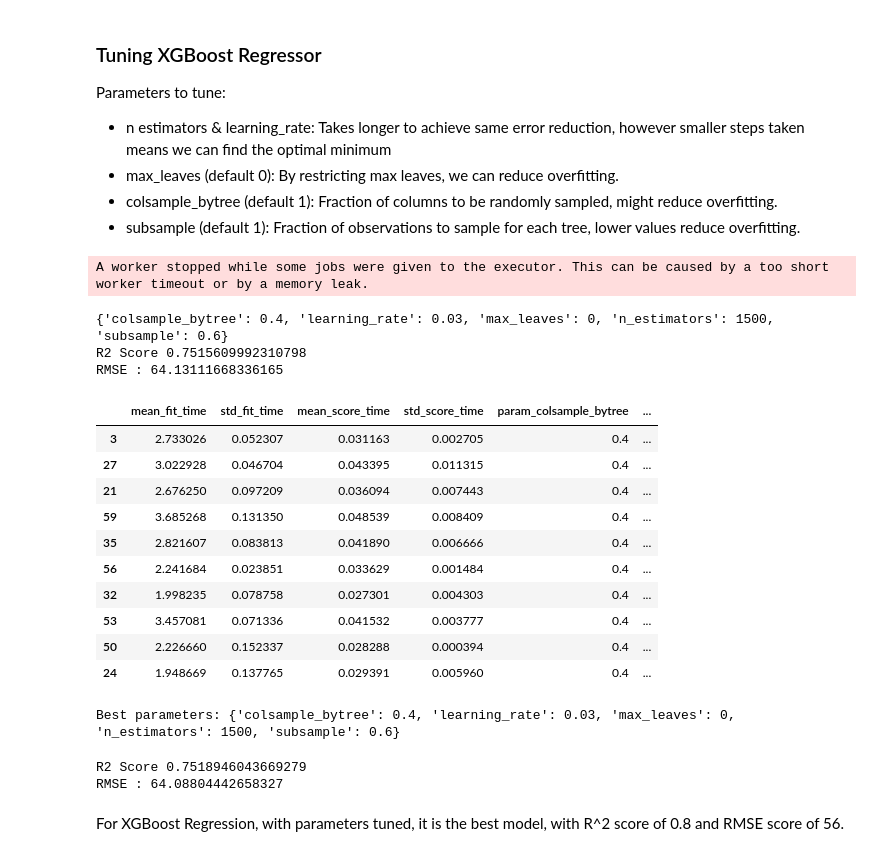
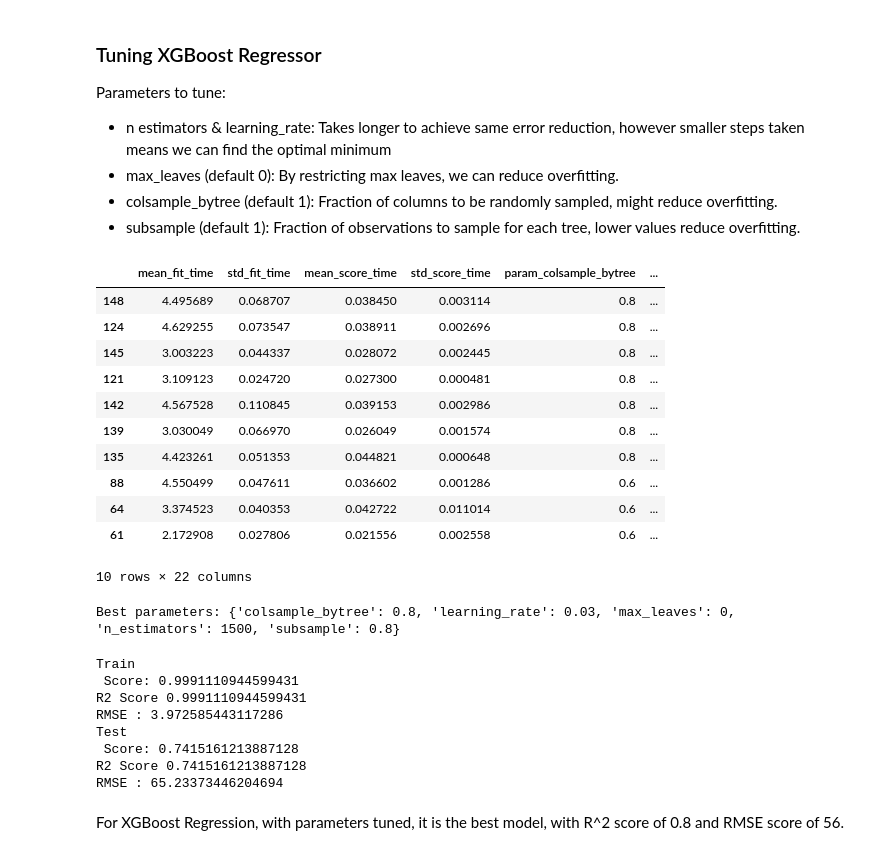
Before and after one commit to jingjietan/sc1015-project, a Jupyter notebook: machine-learning.ipynb, the cells around one changed output. Drawn from its saved outputs; the diff is of its cells as text; code cells hidden in the pictures.

```diff
--- a/machine-learning.ipynb
+++ b/machine-learning.ipynb
@@ -328,56 +267,46 @@ Parameters to tune:
 # %%
 model = xgb.XGBRegressor(tree_method='hist', objective='reg:squarederror', seed=random_state)
 
 params_grid = {
     'n_estimators': [1000, 1500],
     'learning_rate': [0.03, 0.05],
     'max_leaves': [0, 20, 40, 60, 80],
     'colsample_bytree': [0.4, 0.6, 0.8],
     'subsample': [0.6, 0.8, 1],
-    # 'alpha': [0, 1],
-    # 'lambda': [1, 2],
-    # 'gamma': [0, 1],
-
 }
 
-cv = GridSearchCV(estimator=model, param_grid=params_grid, cv=3, n_jobs=-1) #cv=3 to reduce waiting time
+cv = GridSearchCV(estimator=model, param_grid=params_grid, cv=3, n_jobs=-1, scoring=['neg_mean_squared_error', 'r2'], refit='r2').fit(X_train, y_train)
 
-cv.fit(X_train, y_train)
-print(cv.best_params_)
-est = cv.best_estimator_
-y_pred = est.predict(X_test)
-calculate_score(y_test, y_pred)
+v = pd.DataFrame(cv.cv_results_)
+v.sort_values(by='rank_test_r2', inplace=True)
+display(v.head(10))
+
+print(f"Best parameters: {cv.best_params_}")
 # %% [output]
+|  | mean_fit_time | std_fit_time | mean_score_time | std_score_time | param_colsample_bytree | ... |
+| 148 | 4.495689 | 0.068707 | 0.038450 | 0.003114 | 0.8 | ... |
+| 124 | 4.629255 | 0.073547 | 0.038911 | 0.002696 | 0.8 | ... |
+| 145 | 3.003223 | 0.044337 | 0.028072 | 0.002445 | 0.8 | ... |
+| 121 | 3.109123 | 0.024720 | 0.027300 | 0.000481 | 0.8 | ... |
+| 142 | 4.567528 | 0.110845 | 0.039153 | 0.002986 | 0.8 | ... |
+| 139 | 3.030049 | 0.066970 | 0.026049 | 0.001574 | 0.8 | ... |
+| 135 | 4.423261 | 0.051353 | 0.044821 | 0.000648 | 0.8 | ... |
+| 88 | 4.550499 | 0.047611 | 0.036602 | 0.001286 | 0.6 | ... |
+| 64 | 3.374523 | 0.040353 | 0.042722 | 0.011014 | 0.6 | ... |
+| 61 | 2.172908 | 0.027806 | 0.021556 | 0.002558 | 0.6 | ... |
-A worker stopped while some jobs were given to the executor. This can be caused by a too short worker timeout or by a memory leak.
+10 rows × 22 columns
-{'colsample_bytree': 0.4, 'learning_rate': 0.03, 'max_leaves': 0, 'n_estimators': 1500, 'subsample': 0.6}
-R2 Score 0.7515609992310798
-RMSE : 64.13111668336165
+Best parameters: {'colsample_bytree': 0.8, 'learning_rate': 0.03, 'max_leaves': 0, 'n_estimators': 1500, 'subsample': 0.8}
-# %%
-v = pd.DataFrame(cv.cv_results_)
-v.sort_values(by='rank_test_score', inplace=True)
-v.head(10)
-# %% [output]
-|  | mean_fit_time | std_fit_time | mean_score_time | std_score_time | param_colsample_bytree | ... |
-| 3 | 2.733026 | 0.052307 | 0.031163 | 0.002705 | 0.4 | ... |
-| 27 | 3.022928 | 0.046704 | 0.043395 | 0.011315 | 0.4 | ... |
-| 21 | 2.676250 | 0.097209 | 0.036094 | 0.007443 | 0.4 | ... |
-| 59 | 3.685268 | 0.131350 | 0.048539 | 0.008409 | 0.4 | ... |
-| 35 | 2.821607 | 0.083813 | 0.041890 | 0.006666 | 0.4 | ... |
-| 56 | 2.241684 | 0.023851 | 0.033629 | 0.001484 | 0.4 | ... |
-| 32 | 1.998235 | 0.078758 | 0.027301 | 0.004303 | 0.4 | ... |
-| 53 | 3.457081 | 0.071336 | 0.041532 | 0.003777 | 0.4 | ... |
-| 50 | 2.226660 | 0.152337 | 0.028288 | 0.000394 | 0.4 | ... |
-| 24 | 1.948669 | 0.137765 | 0.029391 | 0.005960 | 0.4 | ... |
-# %%
-print(f"Best parameters: {v.iloc[0]['params']}")
-# %% [output]
-Best parameters: {'colsample_bytree': 0.4, 'learning_rate': 0.03, 'max_leaves': 0, 'n_estimators': 1500, 'subsample': 0.6}
 # %%
 model = xgb.XGBRegressor(**cv.best_params_,).fit(X_train, y_train)
-y_pred = model.predict(X_test)
-calculate_score(y_test, y_pred)
+simulate(model, XXyy, 'CV XGBoost Regressor')
 # %% [output]
-R2 Score 0.7518946043669279
-RMSE : 64.08804442658327
+Train
+ Score: 0.9991110944599431
+R2 Score 0.9991110944599431
+RMSE : 3.972585443117286
+Test
+ Score: 0.7415161213887128
+R2 Score 0.7415161213887128
+RMSE : 65.23373446204694
 # %% [markdown]
 For XGBoost Regression, with parameters tuned, it is the best model, with R^2 score of 0.8 and RMSE score of 56.
```
Also changed, not shown: parts of 46 cells of this notebook, 6 other files.
